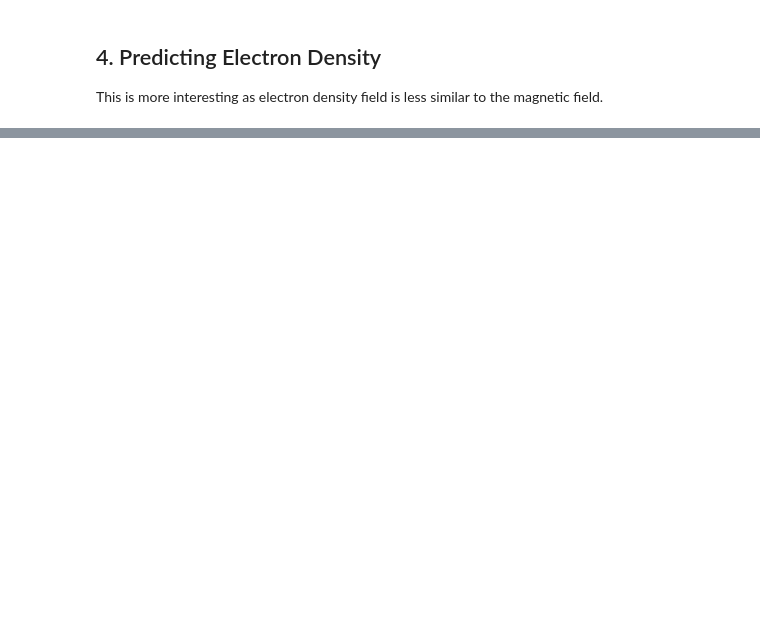
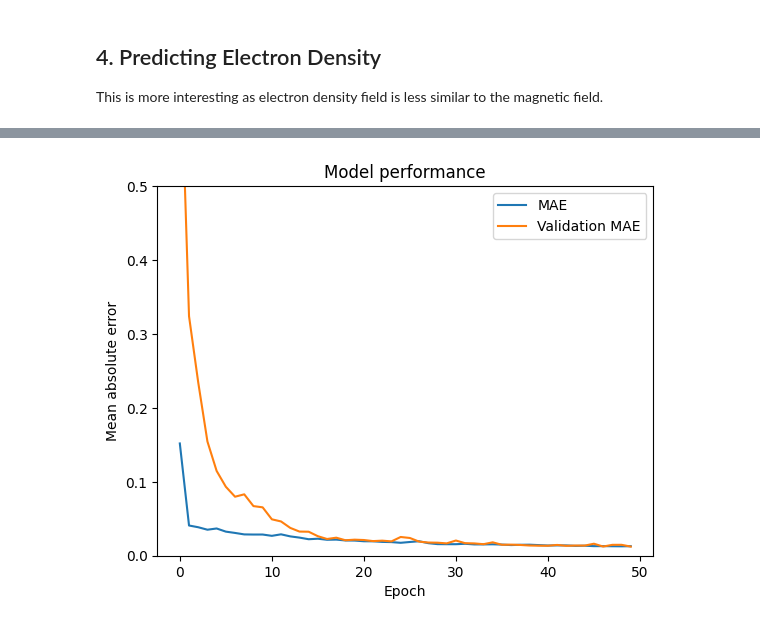
Before and after one commit to X-WasHere/Cosmological-Parameter-Inference, a Jupyter notebook: Generative_Model.ipynb, the cells around one changed output, grey strips where cells are left out. Cells and saved outputs as stored; diff of their text form; code cells hidden in the pictures; blank space fills up the shorter version.

Commit message:
Add files via upload
Predicting electron density fields+

```diff
--- a/Generative_Model.ipynb
+++ b/Generative_Model.ipynb
@@ -356,3 +354,10 @@ Text(0.5, 1.0, 'Real Temperature Image image')
 ## 4. Predicting Electron Density
 
 This is more interesting as electron density field is less similar to the magnetic field.
+# %%
+# Predicting electron density field from magnetic field
+X_train, X_test, X_val, y_train, y_test, y_val = bMap.split_data(e_images, b_images)
+
+input_shape = (X_train.shape[1], X_train.shape[2], 1) # greyscale images
+model = u_net(input_shape)
+model.compile(optimizer='adam', loss='huber', metrics=['mae'])
@@ -358,0 +371,9 @@ This is more interesting as electron density field is less similar to the magnet
+# %%
+# Train
+e_history = model.fit(X_train, y_train, epochs=50, batch_size=16, callbacks=[checkpoints, early_stopping], validation_data=(X_val, y_val))
+e_predictions = model.predict(X_test)
+
+# Save data
+np.save(Map.path+'/predict_e_history.npy', e_history)
+np.save(Map.path+'/predictions_e.npy', e_predictions)
+model.save(Map.path+'unet_predict_e.keras')
@@ -358,0 +398,3 @@ This is more interesting as electron density field is less similar to the magnet
+# %%
+e_loss, e_mae = eval_test(model, X_test, y_test, e_history)
+# %% [output]
@@ -358,0 +403 @@ This is more interesting as electron density field is less similar to the magnet
+[figure, added]
```
Also changed, not shown: parts of 11 cells of this notebook.
